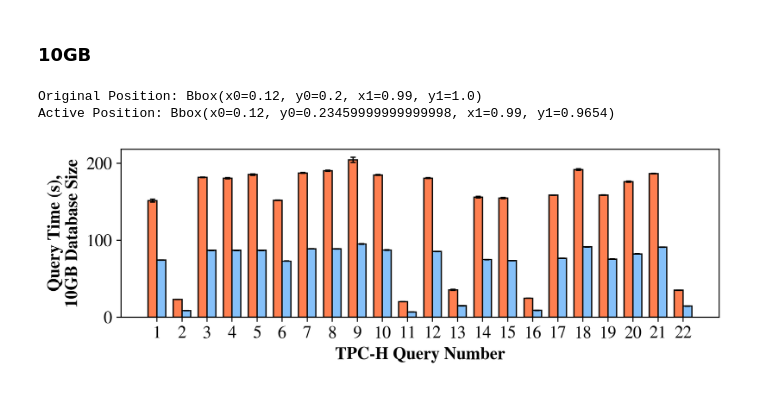
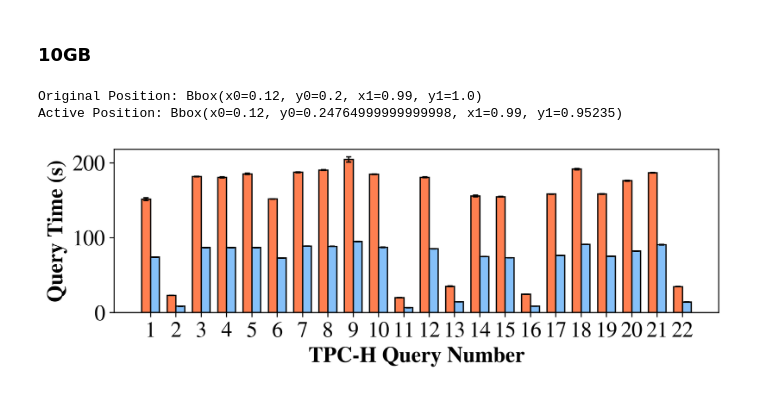
Before and after one commit to Dumplingz/data-pooling-experiments, a Jupyter notebook: data_analysis/tpch_data_parsing.ipynb, the cells around one changed output. Saved outputs shown, nothing was run; the diff lists cells and outputs as text; code cells hidden in the pictures.

```diff
--- a/data_analysis/tpch_data_parsing.ipynb
+++ b/data_analysis/tpch_data_parsing.ipynb
@@ -10,7 +10,7 @@ import matplotlib.style as style
 mpl.rcParams['mathtext.fontset'] = 'stix'
 mpl.rcParams['font.family'] = 'STIXGeneral'
 # print(mpl.rcParams['font.size'])
-mpl.rcParams['font.size'] = 13.5
+mpl.rcParams['font.size'] = 18
 # %%
 def create_bbox_spec_from_corners(x1,x2,y1,y2):
     return [x1,y1,x2-x1,y2-y1]
@@ -379,7 +379,7 @@ max_y = 2
 fig = plt.figure(figsize=(7.5, 2.5), dpi=320)
 
 ax = fig.add_subplot(111)
-ax.set_box_aspect(0.28)  # Consistent aspect ratio
+ax.set_box_aspect(0.27)  # Consistent aspect ratio
 ax.set_position(create_bbox_spec_from_corners(0.12,0.99,0.2,1))  # Consistent position
 
 print("Original Position:", ax.get_position(original=True))
@@ -403,33 +403,33 @@ ax.bar(x=X_axis-0.5*width,width=width,height=ds_medians,yerr=ds_stdevs,
 # duckdb
 duckdb_bar = ax.bar(x=X_axis+0.5*width,width=width,height=duckdb_medians,label="DuckDB",
         color='#85C0F9'
         )
 ax.bar(x=X_axis+0.5*width,width=width,height=duckdb_medians,yerr=duckdb_stdevs,
         edgecolor='black',
         error_kw={"elinewidth":1,"capsize":2,"capthick":1},
         color='none'
         )
 # duckdb_label = map(lambda n: '{0:.2f}'.format(n),duckdb_medians)
 # plt.bar_label(duckdb_bar, duckdb_label, fontsize=bar_label_font_size,
 #         #       rotation=90,
 #               padding=padding
 #               )
 
 # axes = plt.gca()
 # axes.set_ylim([min_y,max_y])
 
 
 ax.set_xlabel("TPC-H Query Number", fontweight="bold")
-ax.set_ylabel("Query Time (s),\n10GB Database Size", fontweight="bold")
+ax.set_ylabel("Query Time (s)", fontweight="bold")
 # plt.legend(ncol=2, loc='upper left')
 # ax.title("10GB Database Size")
 
 ax.set_xticks(X_axis, X_axis)
 
 plt.savefig("tpch_10GB.pdf")
 
 plt.show()
 # %% [output]
 Original Position: Bbox(x0=0.12, y0=0.2, x1=0.99, y1=1.0)
-Active Position: Bbox(x0=0.12, y0=0.23459999999999998, x1=0.99, y1=0.9654)
+Active Position: Bbox(x0=0.12, y0=0.24764999999999998, x1=0.99, y1=0.95235)
-[figure, old version]
+[figure, new version]
```
Also changed, not shown: parts of 3 cells of this notebook, 10 other files.
